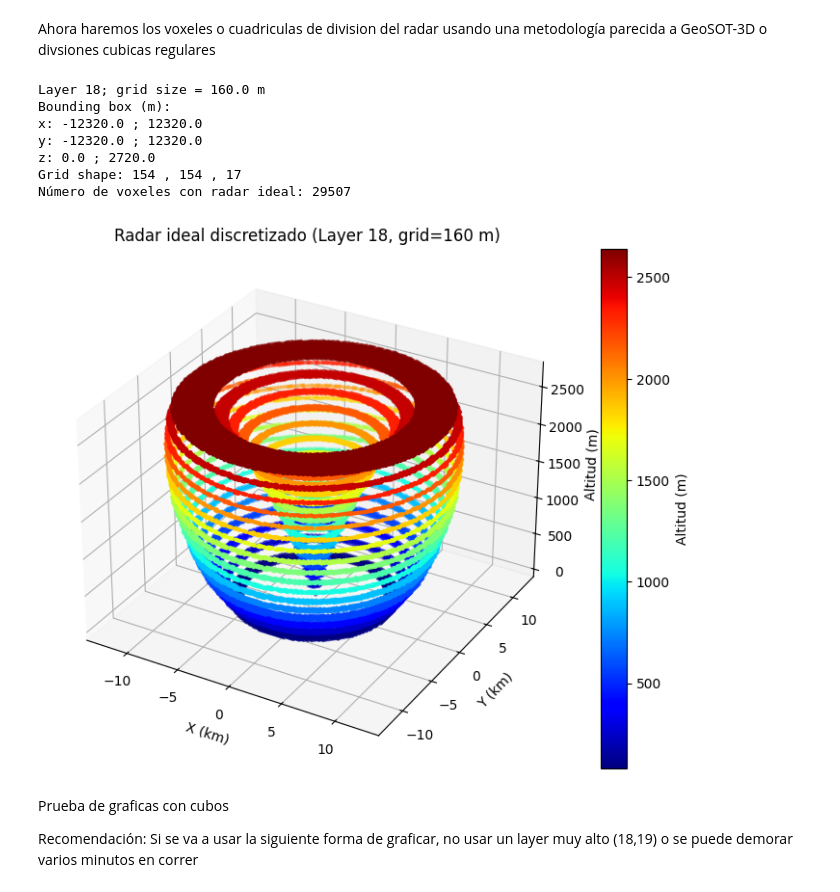
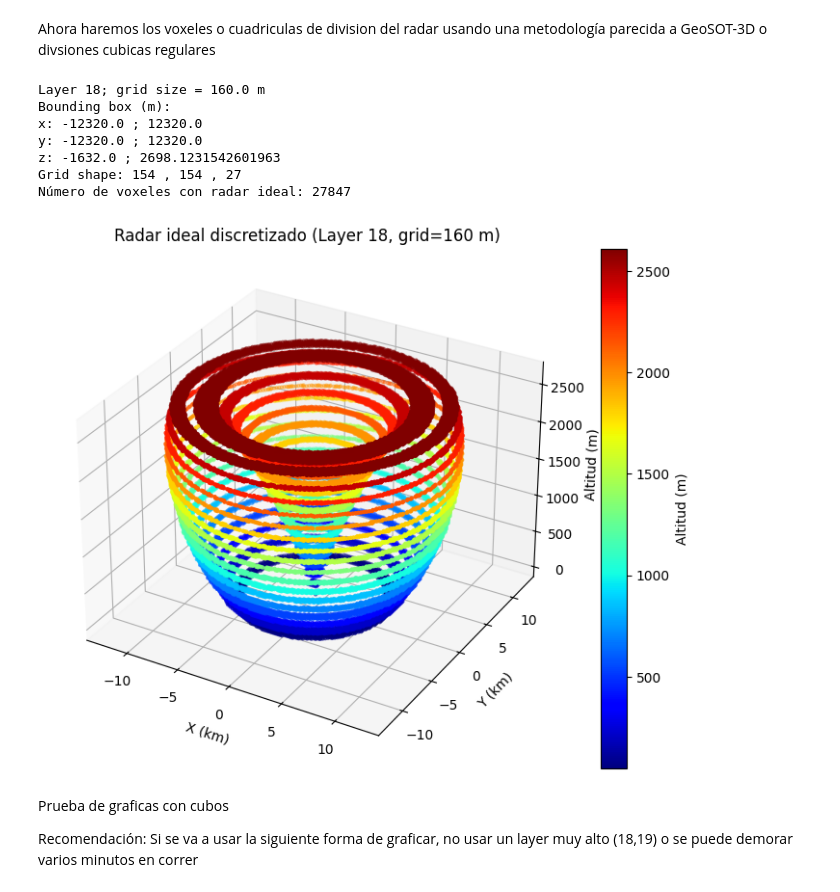
Before and after one commit to prm2419/Radar_coverage_with_DEM, a Jupyter notebook: Pruebas_tensores.ipynb, the cells around one changed output. Drawn from its saved outputs; the diff is of its cells as text; code cells hidden in the pictures.

```diff
--- a/Pruebas_tensores.ipynb
+++ b/Pruebas_tensores.ipynb
@@ -171,7 +174,9 @@ def pad_to_grid(min_val, max_val, gs):
 # calcular bounding box en metros
 xmin, xmax = pad_to_grid(x_flat.min(), x_flat.max(), grid_size)
 ymin, ymax = pad_to_grid(y_flat.min(), y_flat.max(), grid_size)
-zmin, zmax = pad_to_grid(z_flat.min(), z_flat.max(), grid_size)
+# zmin, zmax = pad_to_grid(z_flat.min(), z_flat.max(), grid_size)
+zmin = min(np.min(z), np.min(z_terrain_local))
+zmax = max(np.max(z), np.max(z_terrain_local))
 
 print("Bounding box (m):")
 print("x:", xmin, ";",xmax)
@@ -214,37 +219,37 @@ yc = ymin + (np.arange(ny) + 0.5) * grid_size
 zc = zmin + (np.arange(nz) + 0.5) * grid_size
 
 # obtener índices de voxeles con flag=2
 IX, IY, IZ = np.where(grid_flags == 2)
 Xc = xc[IX]
 Yc = yc[IY]
 Zc = zc[IZ]
 
 print("Número de voxeles con radar ideal:", len(Xc))
 
 # 6. Visualizar la versión voxelizada del radar ideal - equivalente a Fig. 13(b) del paper pero en coords locales
 fig = plt.figure(figsize=(9,7))
 ax = fig.add_subplot(111, projection='3d')
 
 p = ax.scatter(Xc/1000.0, Yc/1000.0, Zc, s=5, c=Zc, cmap='jet')
 
 ax.set_xlabel("X (km)")
 ax.set_ylabel("Y (km)")
 ax.set_zlabel("Altitud (m)")
 ax.set_title(f"Radar ideal discretizado (Layer {layer}, grid={grid_size:.0f} m)")
 
 plt.colorbar(p, label="Altitud (m)")
 plt.show()
 
 # La visualización es con puntos en lugar de cubos, pero eso se puede cambiar luego ya que es algo meramente visual
 # %% [output]
 Layer 18; grid size = 160.0 m
 Bounding box (m):
 x: -12320.0 ; 12320.0
 y: -12320.0 ; 12320.0
-z: 0.0 ; 2720.0
-Grid shape: 154 , 154 , 17
-Número de voxeles con radar ideal: 29507
+z: -1632.0 ; 2698.1231542601963
+Grid shape: 154 , 154 , 27
+Número de voxeles con radar ideal: 27847
-[figure, old version]
+[figure, new version]
 # %% [markdown]
 Prueba de graficas con cubos
 
```
Also changed, not shown: parts of 7 cells of this notebook.
